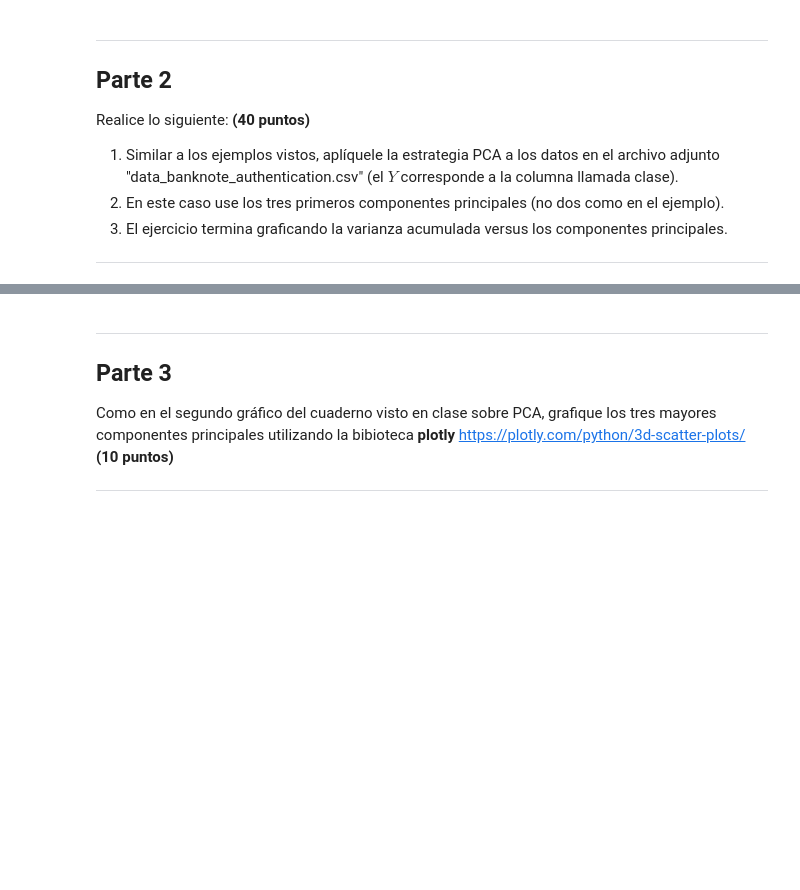
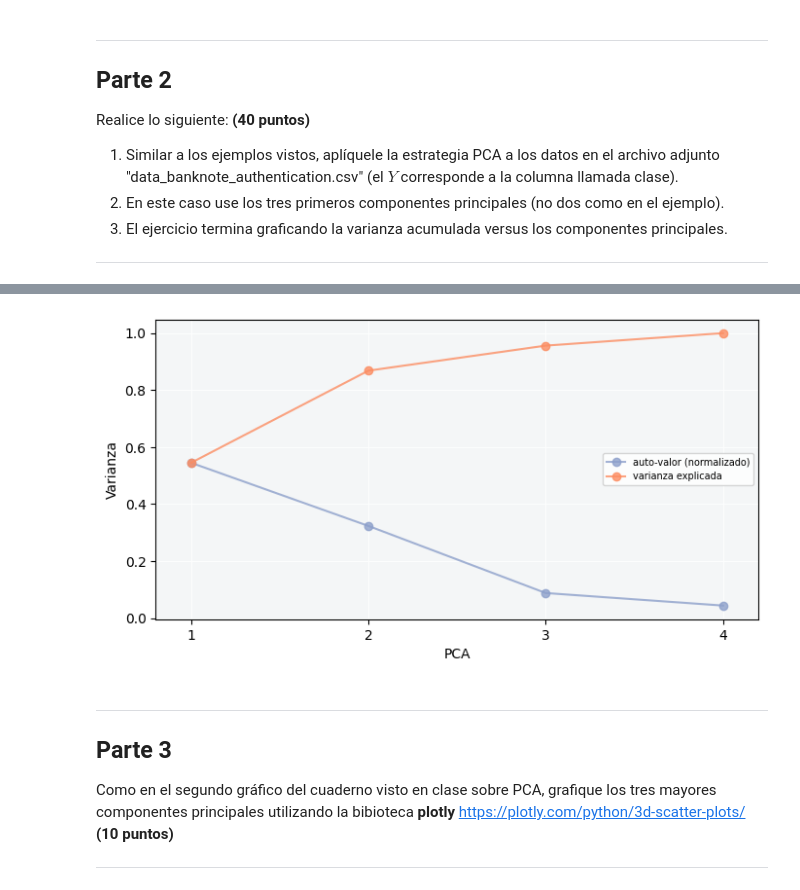
Before and after one commit to eseblanco/CiDatTecMod1, a Jupyter notebook: semana5/tarea/Trabajo_Práctico_s5_MCD-roberto.ipynb, the cells around one changed output, grey strips where cells are left out. Cells and saved outputs as stored; diff of their text form; code cells hidden in the pictures; blank space fills up the shorter version.

```diff
--- a/semana5/tarea/Trabajo_Práctico_s5_MCD-roberto.ipynb
+++ b/semana5/tarea/Trabajo_Práctico_s5_MCD-roberto.ipynb
@@ -164,0 +230,20 @@ Realice lo siguiente: **(40 puntos)**
+# %%
+# carga un dataset
+archivo = "data_banknote_authentication.csv"
+df = pd.read_csv(archivo, delimiter=';')
+X = df.iloc[:, 0:4]
+Y = df.iloc[:, -1:]
+
+print("X shape:", X.shape)
+print(X.head(), "\n")
+
+print("Y shape:", Y.shape)
+print(Y.head())
+
+# Escalar los datos en X
+X_zscaled = (X - X.mean()) / X.std(ddof=1)
+
+tiposDeClases = np.unique(Y['class'] )
+print("Tipos de clases: ", tiposDeClases)
+print("\n\n X escalado a promedio 0:")
+print(X_zscaled[0:3])
@@ -165,3 +340,38 @@ Realice lo siguiente: **(40 puntos)**
+# %%
+#########################################
+# Primer gráfico
+#########################################
+# define un color por especie
+colors = ['#1b9e77', '#d95f02', '#7570b3']
+
+_, (ax1) = plt.subplots(1, sharey=False)
+
+# muestra el componente principal respecto al total de varianza en los datos
+ax1.plot([1,2,3,4],
+         eigenvalues_normalized,
+         '-o',
+         color='#8da0cb',
+         label='auto-valor (normalizado)',
+         alpha=0.8,
+         zorder=1000)
+
+ax1.plot([1,2,3,4],
+         cumvar_explained,
+         '-o',
+         color='#fc8d62',
+         label='varianza explicada',
+         alpha=0.8,
+         zorder=1000)
+
+ax1.set_xlim(0.8, 4.2)
+ax1.set_xticks([1,2,3,4])
+ax1.set_xlabel('PCA')
+ax1.set_ylabel('Varianza')
+ax1.legend(loc='center right', fontsize=7)
+ax1.grid(color='#fdfefe')
+ax1.set_facecolor('#f4f6f7')
+# %% [output]
+[figure, added]
 # %% [markdown]
 ___
 
```
Also changed, not shown: parts of 6 cells of this notebook.
